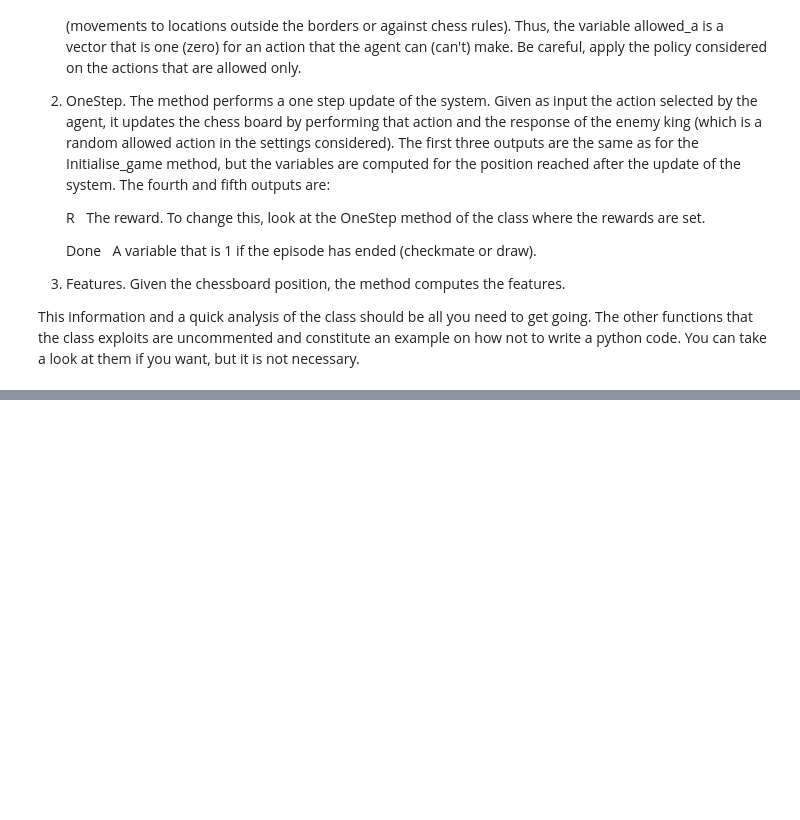
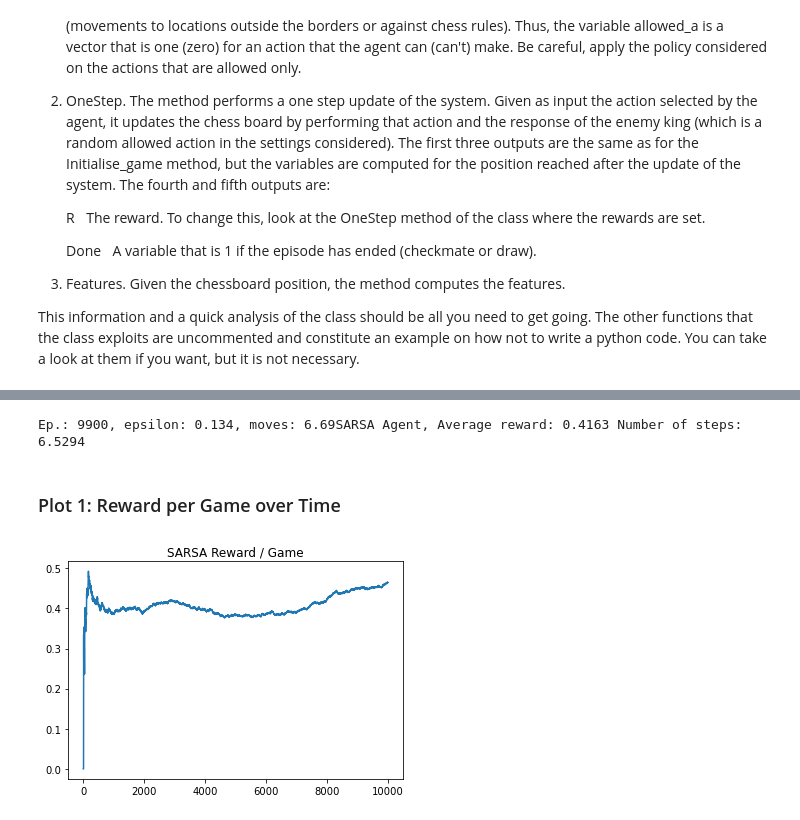
Before and after one commit to thommann/ItRL, a Jupyter notebook: AssignmentFiles/Assignment.ipynb, the cells around one changed output, grey strips where cells are left out. Cells and saved outputs as stored; diff of their text form; code cells hidden in the pictures; blank space fills up the shorter version.

```diff
--- a/AssignmentFiles/Assignment.ipynb
+++ b/AssignmentFiles/Assignment.ipynb
@@ -251,0 +236,15 @@ Ep.: 99900, epsilon: 0.03336113427856547, moves: 5.4395
+# %%
+count, rewards = sarsa(network_sarsa)
+print('SARSA Agent, Average reward:', np.mean(rewards), 'Number of steps: ', np.mean(count))
+# %% [output]
+Ep.: 9900, epsilon: 0.134, moves: 6.69SARSA Agent, Average reward: 0.4163 Number of steps:  6.5294
+# %% [markdown]
+### Plot 1: Reward per Game over Time
+# %%
+ema_moves = pd.DataFrame(rewards).ewm(halflife=1000).mean()
+plt.figure()
+plt.title("SARSA Reward / Game")
+plt.plot(ema_moves)
+plt.show()
+# %% [output]
+[figure, added]
```
Also changed, not shown: parts of 34 cells of this notebook, 1 other file.
